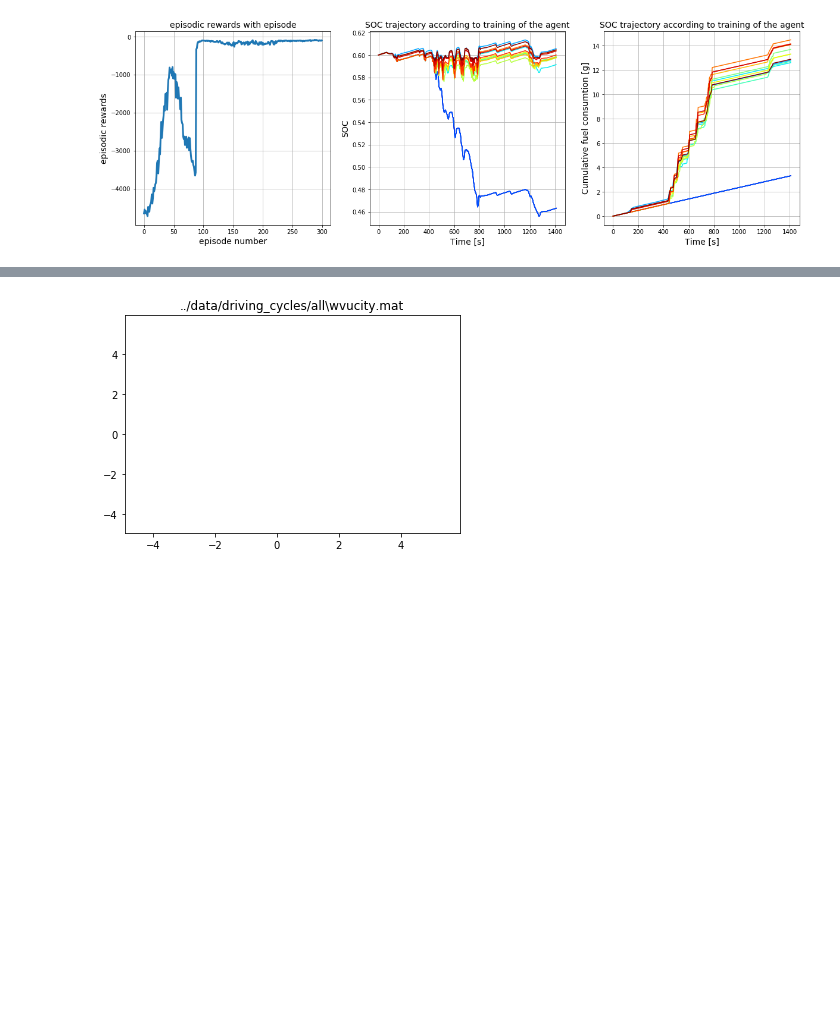
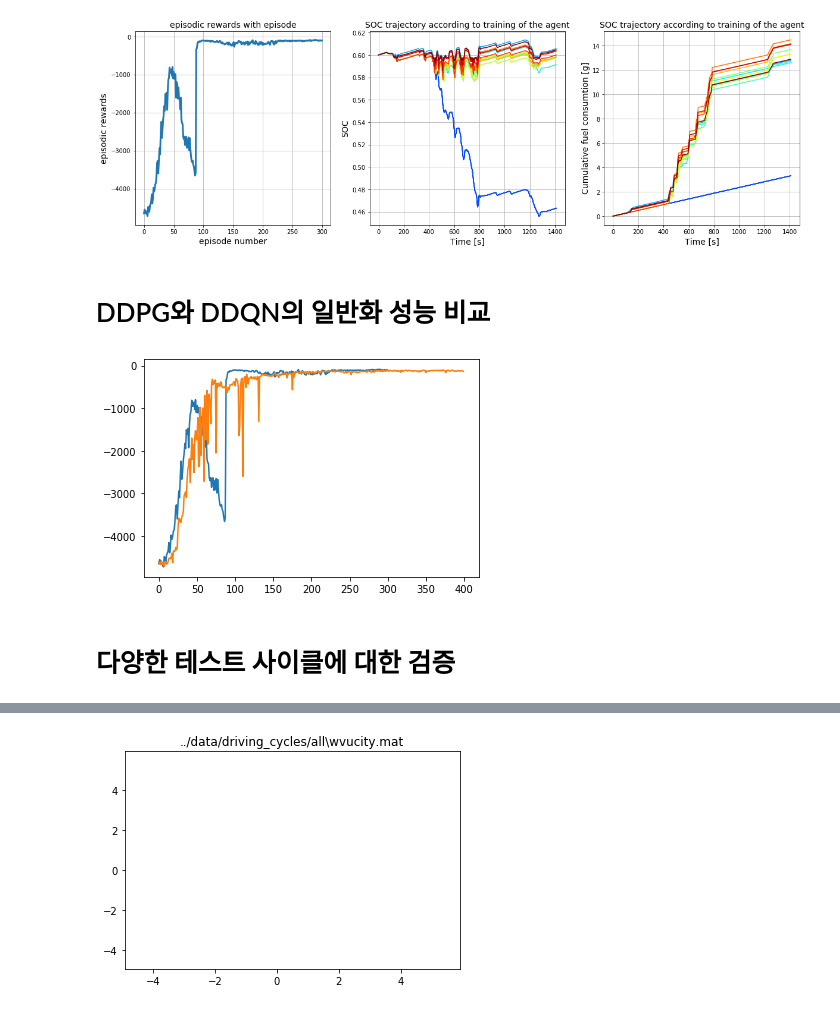
Before and after one commit to zidane89/experiment, a Jupyter notebook: visualization/generalization5/visualization_DDPG.ipynb, the cells around one changed output, grey strips where cells are left out. Saved outputs shown, nothing was run; the diff lists cells and outputs as text; code cells hidden in the pictures; blank space fills up the shorter version.

```diff
--- a/visualization/generalization5/visualization_DDPG.ipynb
+++ b/visualization/generalization5/visualization_DDPG.ipynb
@@ -103,4 +105,23 @@ def visualization_test_data(data_dict, freq):
 visualization_test_data(DDPG1, 2)
 # %% [output]
 [figure]
+# %% [markdown]
+# DDPG와 DDQN의 일반화 성능 비교
+# %%
+with open("DDPG1.pkl", "rb") as f:
+    DDPG1 = pickle.load(f)[1]
+
+with open("DDQN1.pkl", "rb") as f:
+    DDQN1 = pickle.load(f)[10]
+
+rewards_DDPG = DDPG1["rewards"]
+rewards_DDQN = DDQN1["rewards"]
+
+plt.plot(rewards_DDPG)
+plt.plot(rewards_DDQN)
+plt.show()
+# %% [output]
+[figure, added]
+# %% [markdown]
+# 다양한 테스트 사이클에 대한 검증
 # %%
```
Also changed, not shown: parts of 5 cells of this notebook, 13 other files.
